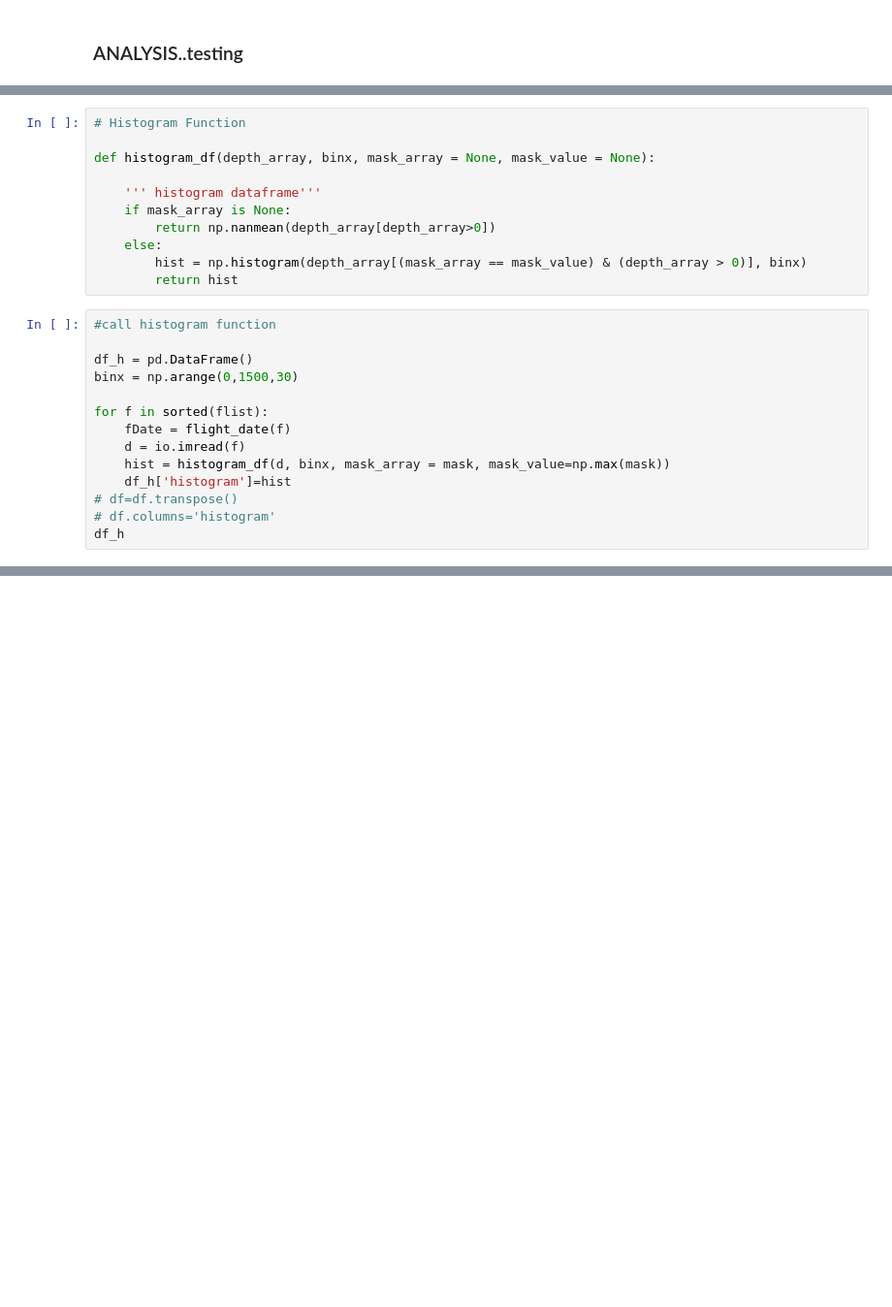
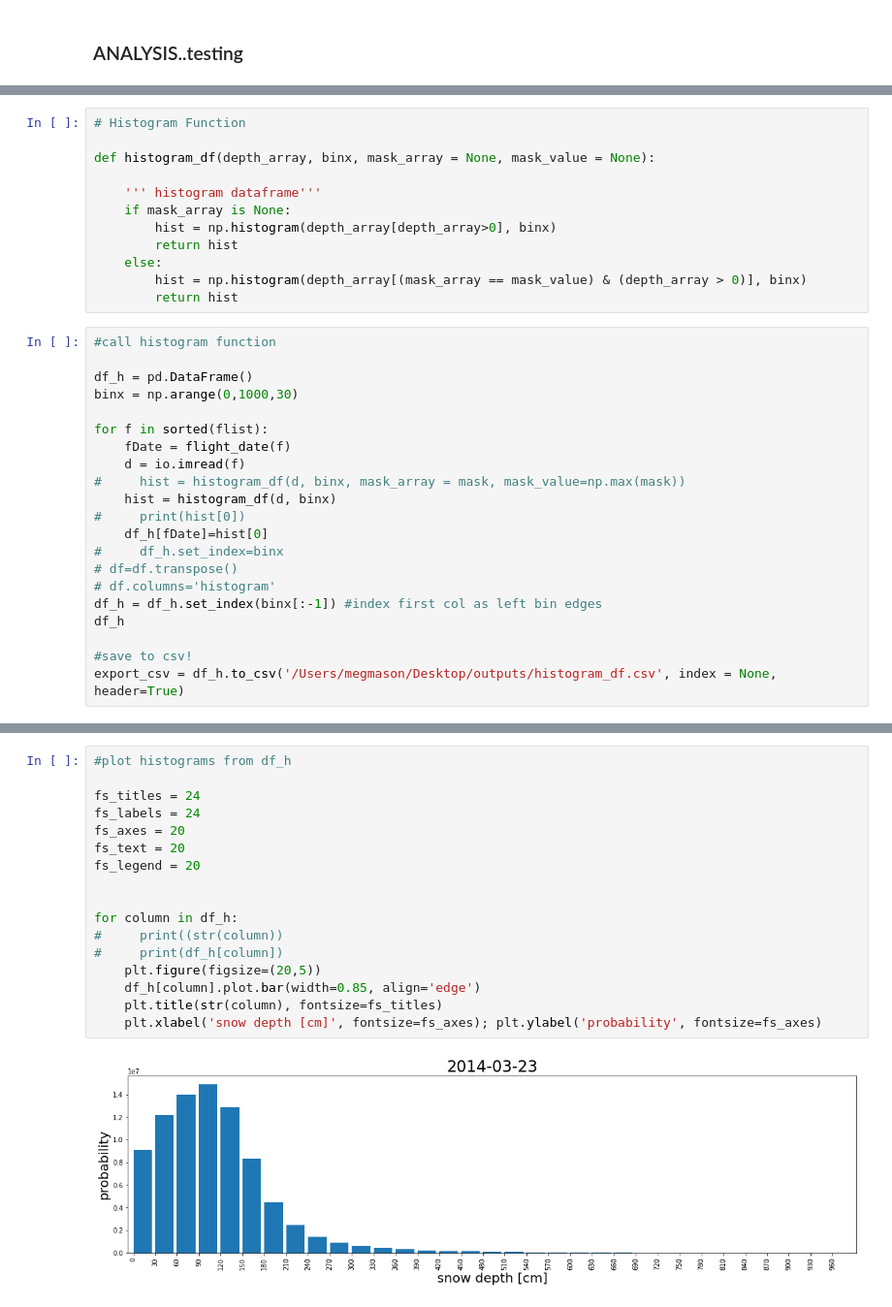
Before and after one commit to meganmason/jlabs, a Jupyter notebook: 3m_analysis/3m_analysis.ipynb, the cells around one changed output, grey strips where cells are left out. Shown at 97% size. Drawn from its saved outputs; the diff is of its cells as text; blank space fills up the shorter version.

```diff
--- a/3m_analysis/3m_analysis.ipynb
+++ b/3m_analysis/3m_analysis.ipynb
@@ -176,7 +184,8 @@ def histogram_df(depth_array, binx, mask_array = None, mask_value = None):
 
     ''' histogram dataframe'''
     if mask_array is None:
-        return np.nanmean(depth_array[depth_array>0])
+        hist = np.histogram(depth_array[depth_array>0], binx)
+        return hist
     else:
         hist = np.histogram(depth_array[(mask_array == mask_value) & (depth_array > 0)], binx)
         return hist
@@ -184,13 +193,20 @@ def histogram_df(depth_array, binx, mask_array = None, mask_value = None):
 #call histogram function
 
 df_h = pd.DataFrame()
-binx = np.arange(0,1500,30)
+binx = np.arange(0,1000,30)
 
 for f in sorted(flist):
     fDate = flight_date(f)
     d = io.imread(f)
-    hist = histogram_df(d, binx, mask_array = mask, mask_value=np.max(mask))
-    df_h['histogram']=hist
+#     hist = histogram_df(d, binx, mask_array = mask, mask_value=np.max(mask))
+    hist = histogram_df(d, binx)
+#     print(hist[0])
+    df_h[fDate]=hist[0]
+#     df_h.set_index=binx
 # df=df.transpose()
 # df.columns='histogram'
+df_h = df_h.set_index(binx[:-1]) #index first col as left bin edges
 df_h
+
+#save to csv!
+export_csv = df_h.to_csv('/Users/megmason/Desktop/outputs/histogram_df.csv', index = None, header=True)
@@ -196,0 +234,19 @@ df_h
+# %%
+#plot histograms from df_h
+
+fs_titles = 24
+fs_labels = 24
+fs_axes = 20
+fs_text = 20
+fs_legend = 20
+
+
+for column in df_h:
+#     print((str(column))
+#     print(df_h[column])
+    plt.figure(figsize=(20,5))
+    df_h[column].plot.bar(width=0.85, align='edge')
+    plt.title(str(column), fontsize=fs_titles)
+    plt.xlabel('snow depth [cm]', fontsize=fs_axes); plt.ylabel('probability', fontsize=fs_axes)
+# %% [output]
+[figure, added]
```
Also changed, not shown: parts of 16 cells of this notebook.
